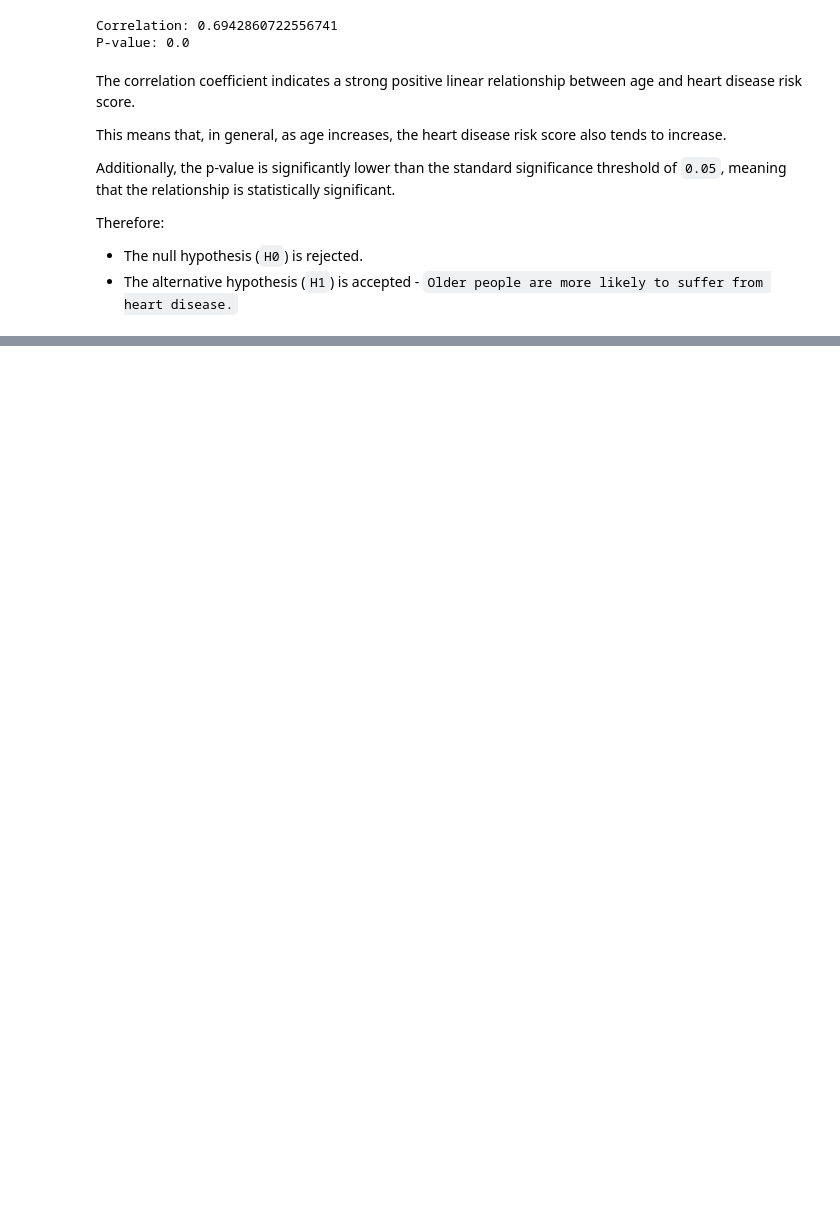
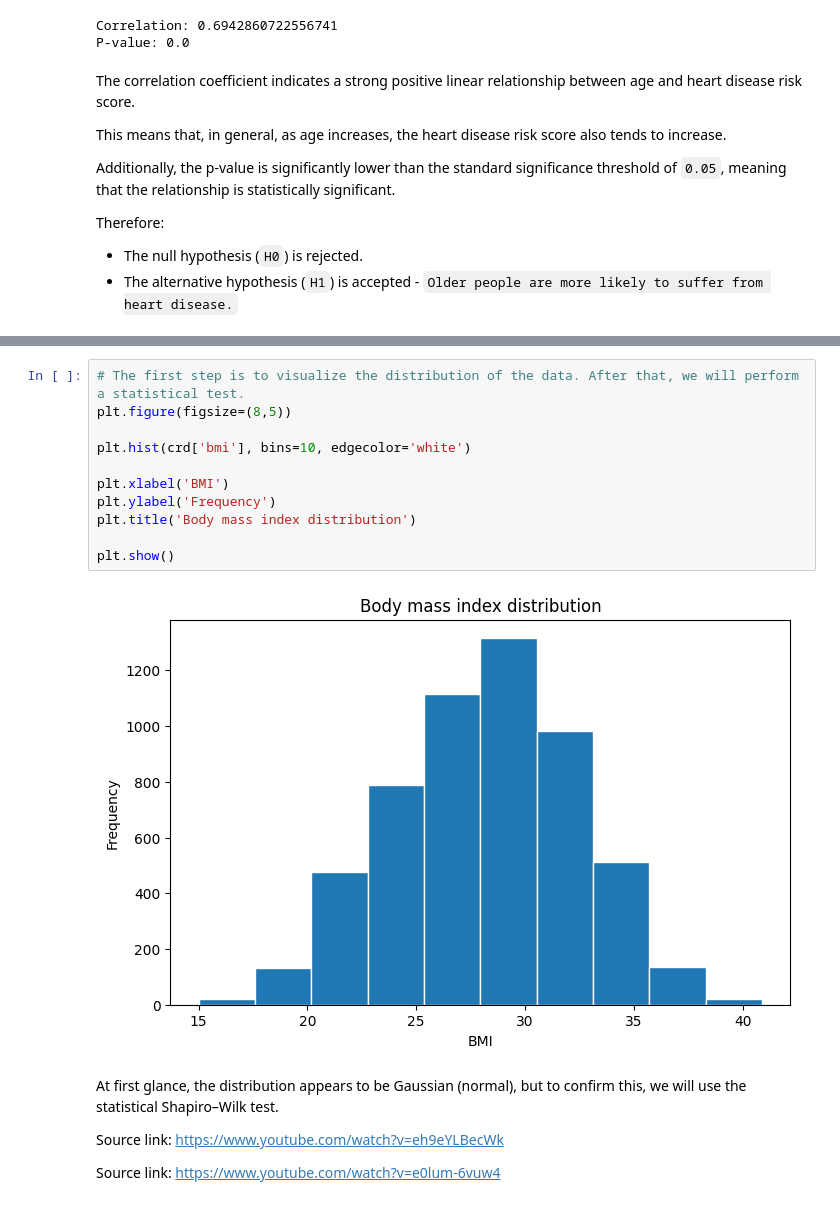
Before and after one commit to plamensve/ds_retake_exam_2026, a Jupyter notebook: notebooks/01_overview.ipynb, the cells around one changed output, grey strips where cells are left out. Cells and saved outputs as stored; diff of their text form; blank space fills up the shorter version.

```diff
--- a/notebooks/01_overview.ipynb
+++ b/notebooks/01_overview.ipynb
@@ -362,0 +396,19 @@ Therefore:
+# %%
+# The first step is to visualize the distribution of the data. After that, we will perform a statistical test.
+plt.figure(figsize=(8,5))
+
+plt.hist(crd['bmi'], bins=10, edgecolor='white')
+
+plt.xlabel('BMI')
+plt.ylabel('Frequency')
+plt.title('Body mass index distribution')
+
+plt.show()
+# %% [output]
+[figure, added]
+# %% [markdown]
+At first glance, the distribution appears to be Gaussian (normal), but to confirm this, we will use the statistical Shapiro–Wilk test.
+
+Source link: https://www.youtube.com/watch?v=eh9eYLBecWk
+
+Source link: https://www.youtube.com/watch?v=e0lum-6vuw4
```
Also changed, not shown: parts of 37 cells of this notebook.
